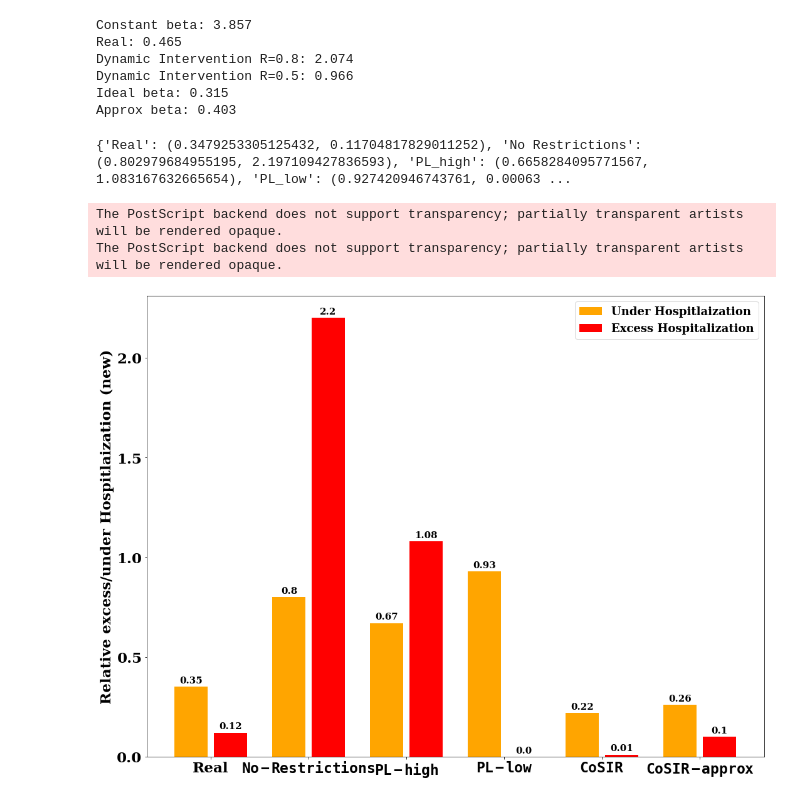
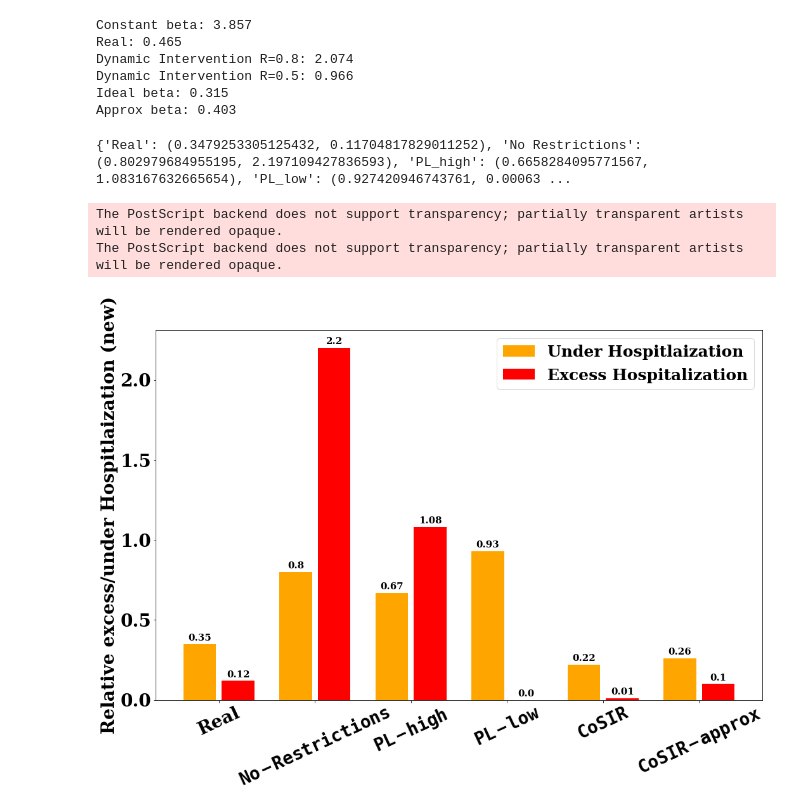
Before and after one commit to dsindiavscovid/CoSIR, a Jupyter notebook: baselines.ipynb, the cells around one changed output. Saved outputs shown, nothing was run; the diff lists cells and outputs as text; code cells hidden in the pictures.

Commit message:
minor changes in plots

```diff
--- a/baselines.ipynb
+++ b/baselines.ipynb
@@ -29,7 +32,7 @@ def moving_average(x, window):
     x1 = [np.mean(x[max(0, i-w):min(l, i+w+1)]) for i in range(l)]
     return np.array(x1)
 # %%
-meta = getMetaData("Mumbai")
+meta = getMetaData("India")
 
 
 if(meta['region_type'] == 'country'):
@@ -459,36 +460,36 @@ fig, ax = plt.subplots(figsize=(15,11))
 rects1 = ax.bar(x/2 - width/2, belows, width*0.85, label=r'Under Hospitlaization', color = 'orange')
 rects2 = ax.bar(x/2 + width/2, aboves, width*0.85, label=r'Excess Hospitalization', color = 'red')
 
 # Add some text for labels, title and custom x-axis tick labels, etc.
 ax.set_ylabel('Relative excess/under Hospitlaization (new)',  fontweight = 'bold')
 # ax.set_xlabel('Control Method',  fontweight = 'bold')
 ax.set_xticks(x/2)
-ax.set_xticklabels(labels)
-ax.legend(fontsize = 18)
+ax.set_xticklabels(labels, rotation=25)
+ax.legend(fontsize = 25)
 
 
 def autolabel(rects):
     """Attach a text label above each bar in *rects*, displaying its height."""
     for rect in rects:
         height = rect.get_height()
         ax.annotate('{}'.format(height),
                     xy=(rect.get_x() + rect.get_width() / 2, height),
                     xytext=(0, 3),  # 3 points vertical offset
                     textcoords="offset points",
                     ha='center', va='bottom', fontsize=15)
 
 
 autolabel(rects1)
 autolabel(rects2)
 
 fig.tight_layout()
 # plt.title(meta['region'], fontsize = 32, fontweight = 'bold')
 plt.savefig('./graphs/{}_deltaHcontrolMetrics.eps'.format(meta['region']), format = 'eps')
 # %% [output]
 {'Real': (0.3479253305125432, 0.11704817829011252), 'No Restrictions': (0.802979684955195, 2.197109427836593), 'PL_high': (0.6658284095771567, 1.083167632665654), 'PL_low': (0.927420946743761, 0.00063 ...
 The PostScript backend does not support transparency; partially transparent artists will be rendered opaque.
 The PostScript backend does not support transparency; partially transparent artists will be rendered opaque.
-[figure, old version]
+[figure, new version]
 # %%
 # def getIBelowAboveIstar(I, Istar, buffer=0.1):
 #     below = 0
```
Also changed, not shown: parts of 7 cells of this notebook, 21 other files.
